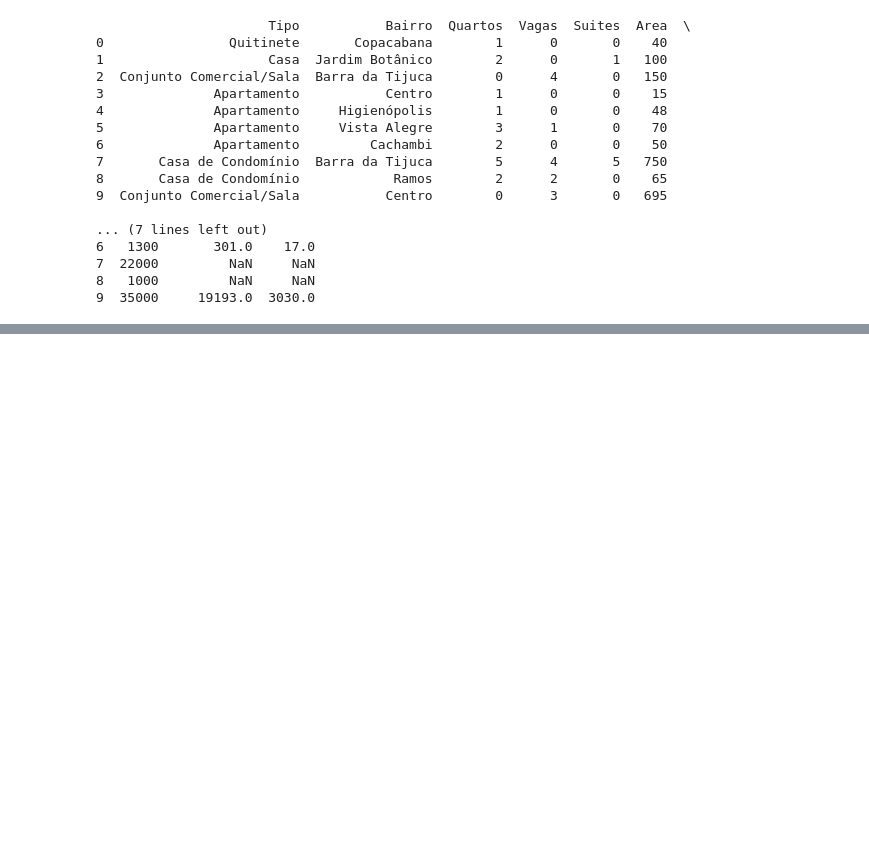
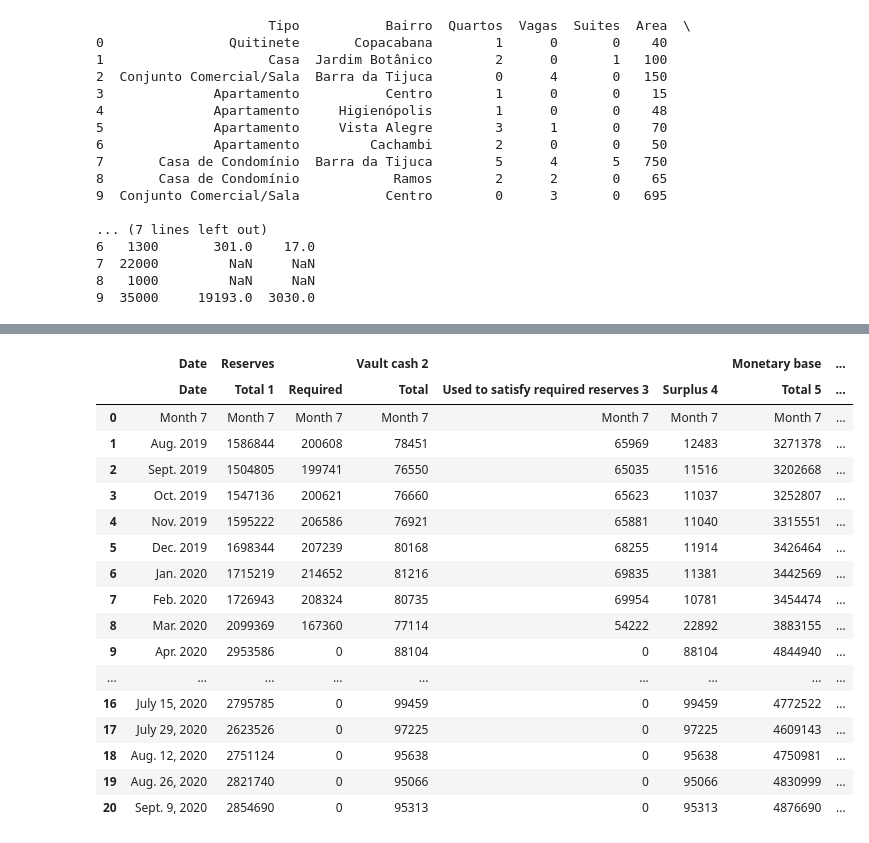
Before and after one commit to gustavocastrow/formacao-datascience-alura, a Jupyter notebook: pandas-tratando-analisando-dados/extras/Importando Dados.ipynb, the cells around one changed output, grey strips where cells are left out. Drawn from its saved outputs; the diff is of its cells as text; code cells hidden in the pictures; blank space fills up the shorter version.

```diff
--- a/pandas-tratando-analisando-dados/extras/Importando Dados.ipynb
+++ b/pandas-tratando-analisando-dados/extras/Importando Dados.ipynb
@@ -64,0 +119,21 @@ ImportError: lxml not found, please install it
+# %%
+df_html[1]
+# %% [output]
+|  | Date | Reserves |  | Vault cash 2 |  |  | Monetary base | ... |
+|  | Date | Total 1 | Required | Total | Used to satisfy required reserves 3 | Surplus 4 | Total 5 | ... |
+| 0 | Month 7 | Month 7 | Month 7 | Month 7 | Month 7 | Month 7 | Month 7 | ... |
+| 1 | Aug. 2019 | 1586844 | 200608 | 78451 | 65969 | 12483 | 3271378 | ... |
+| 2 | Sept. 2019 | 1504805 | 199741 | 76550 | 65035 | 11516 | 3202668 | ... |
+| 3 | Oct. 2019 | 1547136 | 200621 | 76660 | 65623 | 11037 | 3252807 | ... |
+| 4 | Nov. 2019 | 1595222 | 206586 | 76921 | 65881 | 11040 | 3315551 | ... |
+| 5 | Dec. 2019 | 1698344 | 207239 | 80168 | 68255 | 11914 | 3426464 | ... |
+| 6 | Jan. 2020 | 1715219 | 214652 | 81216 | 69835 | 11381 | 3442569 | ... |
+| 7 | Feb. 2020 | 1726943 | 208324 | 80735 | 69954 | 10781 | 3454474 | ... |
+| 8 | Mar. 2020 | 2099369 | 167360 | 77114 | 54222 | 22892 | 3883155 | ... |
+| 9 | Apr. 2020 | 2953586 | 0 | 88104 | 0 | 88104 | 4844940 | ... |
+| ... | ... | ... | ... | ... | ... | ... | ... | ... |
+| 16 | July 15, 2020 | 2795785 | 0 | 99459 | 0 | 99459 | 4772522 | ... |
+| 17 | July 29, 2020 | 2623526 | 0 | 97225 | 0 | 97225 | 4609143 | ... |
+| 18 | Aug. 12, 2020 | 2751124 | 0 | 95638 | 0 | 95638 | 4750981 | ... |
+| 19 | Aug. 26, 2020 | 2821740 | 0 | 95066 | 0 | 95066 | 4830999 | ... |
+| 20 | Sept. 9, 2020 | 2854690 | 0 | 95313 | 0 | 95313 | 4876690 | ... |
```
Also changed, not shown: parts of 5 cells of this notebook.
